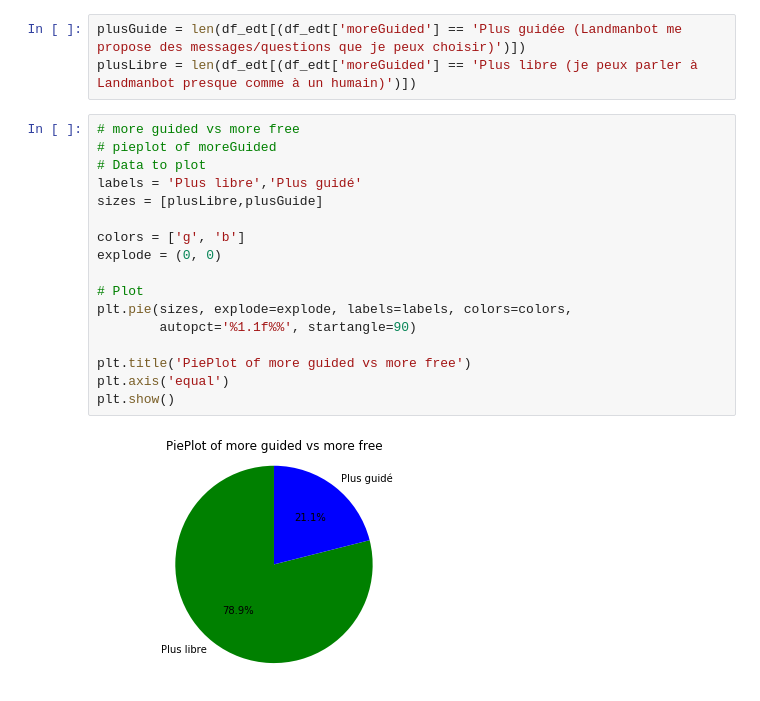
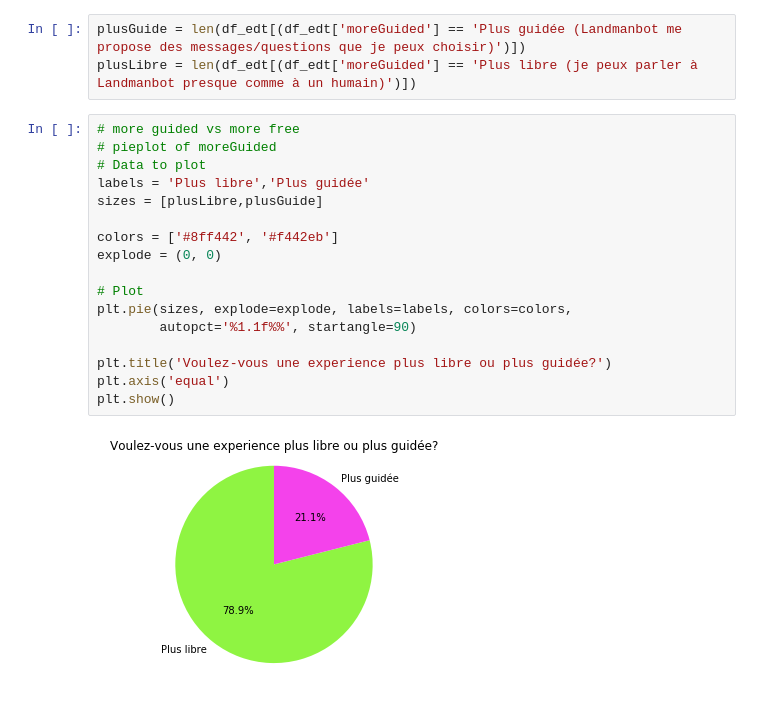
Before and after one commit to Zabamund/chatbotGE, a Jupyter notebook: pythonNotebooks/surveyResults.ipynb, the cells around one changed output. Drawn from its saved outputs; the diff is of its cells as text.

```diff
--- a/pythonNotebooks/surveyResults.ipynb
+++ b/pythonNotebooks/surveyResults.ipynb
@@ -201,19 +210,19 @@ plusLibre = len(df_edt[(df_edt['moreGuided'] == 'Plus libre (je peux parler à L
 # %%
 # more guided vs more free
 # pieplot of moreGuided
 # Data to plot
-labels = 'Plus libre','Plus guidé'
+labels = 'Plus libre','Plus guidée'
 sizes = [plusLibre,plusGuide]
 
-colors = ['g', 'b']
+colors = ['#8ff442', '#f442eb']
 explode = (0, 0)
 
 # Plot
 plt.pie(sizes, explode=explode, labels=labels, colors=colors,
         autopct='%1.1f%%', startangle=90)
 
-plt.title('PiePlot of more guided vs more free')
+plt.title('Voulez-vous une experience plus libre ou plus guidée?')
 plt.axis('equal')
 plt.show()
 # %% [output]
-[figure, old version]
+[figure, new version]
```
Also changed, not shown: parts of 2 cells of this notebook.
